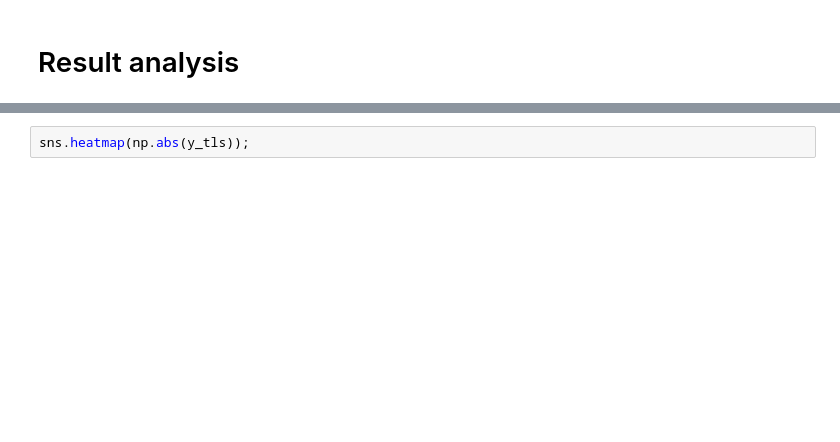
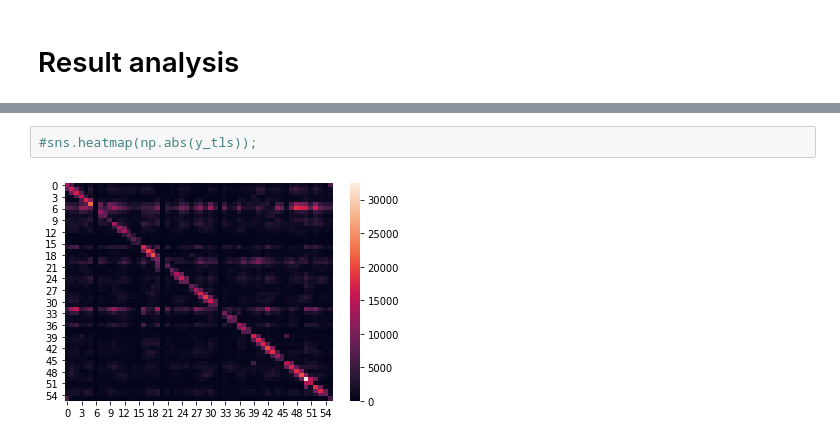
Before and after one commit to DecodEPFL/eiv-grid-id, a Jupyter notebook: notebooks/EF_10_big_network_polar.ipynb, the cells around one changed output, grey strips where cells are left out. Drawn from its saved outputs; the diff is of its cells as text; blank space fills up the shorter version.

```diff
--- a/notebooks/EF_10_big_network_polar.ipynb
+++ b/notebooks/EF_10_big_network_polar.ipynb
@@ -344,3 +356,5 @@ sns.heatmap(np.abs(y_bus));
 # %%
-sns.heatmap(np.abs(y_tls));
+#sns.heatmap(np.abs(y_tls));
+# %% [output]
+[figure, added]
 # %%
```
Also changed, not shown: parts of 10 cells of this notebook, 11 other files.
